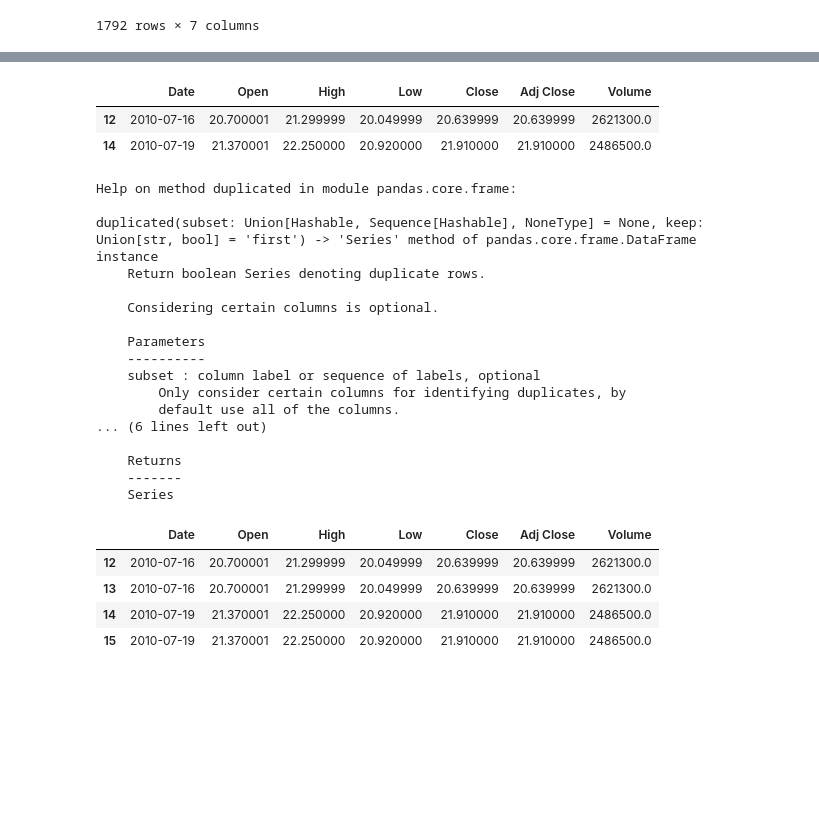
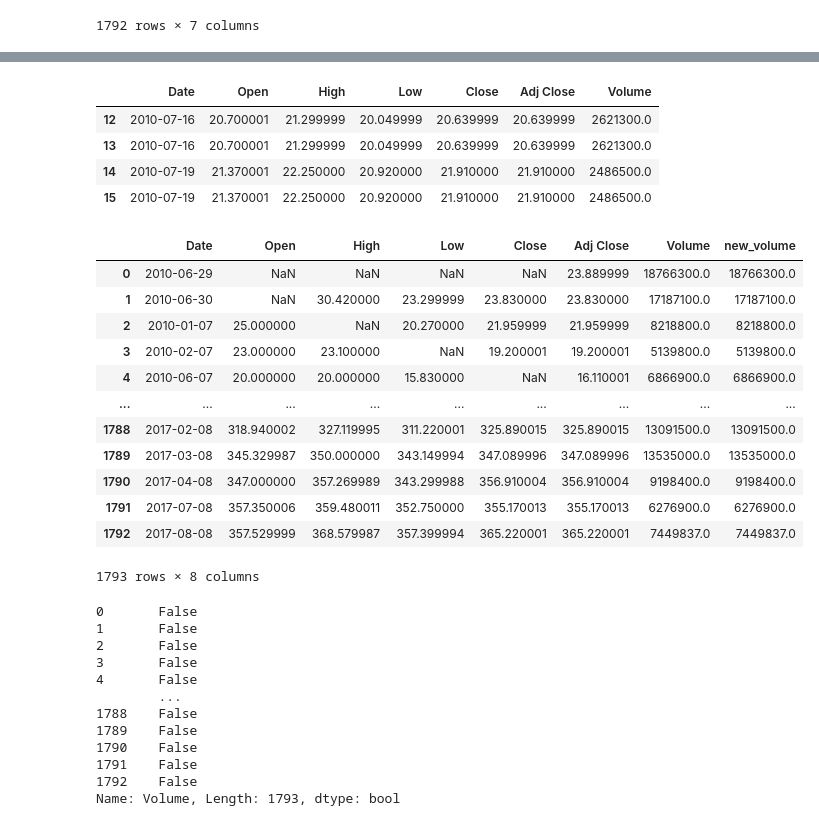
Before and after one commit to harvey-tan91/python_reference_materials, a Jupyter notebook: reference_materials/pandas_reference_basic.ipynb, the cells around one changed output, grey strips where cells are left out. Cells and saved outputs as stored; diff of their text form; code cells hidden in the pictures; blank space fills up the shorter version.

```diff
--- a/reference_materials/pandas_reference_basic.ipynb
+++ b/reference_materials/pandas_reference_basic.ipynb
@@ -219,27 +205 @@ data.drop_duplicates(keep=False, ignore_index=True)[:20]
-# %%
-data[data.duplicated(keep='last')]
-# %% [output]
-|  | Date | Open | High | Low | Close | Adj Close | Volume |
-| 12 | 2010-07-16 | 20.700001 | 21.299999 | 20.049999 | 20.639999 | 20.639999 | 2621300.0 |
-| 14 | 2010-07-19 | 21.370001 | 22.250000 | 20.920000 | 21.910000 | 21.910000 | 2486500.0 |
-# %%
-help(data.duplicated)
-# %% [output]
-Help on method duplicated in module pandas.core.frame:
-
-duplicated(subset: Union[Hashable, Sequence[Hashable], NoneType] = None, keep: Union[str, bool] = 'first') -> 'Series' method of pandas.core.frame.DataFrame instance
-    Return boolean Series denoting duplicate rows.
-
-    Considering certain columns is optional.
-
-    Parameters
-    ----------
-    subset : column label or sequence of labels, optional
-        Only consider certain columns for identifying duplicates, by
-        default use all of the columns.
-... (6 lines left out)
-
-    Returns
-    -------
-    Series
 # %%
@@ -250,3 +210,35 @@ data[data.duplicated(keep=False)]
 | 13 | 2010-07-16 | 20.700001 | 21.299999 | 20.049999 | 20.639999 | 20.639999 | 2621300.0 |
 | 14 | 2010-07-19 | 21.370001 | 22.250000 | 20.920000 | 21.910000 | 21.910000 | 2486500.0 |
 | 15 | 2010-07-19 | 21.370001 | 22.250000 | 20.920000 | 21.910000 | 21.910000 | 2486500.0 |
+# %%
+data['new_volume'] = data['Volume'].where(data['Volume'] < 20000000, 10000000)
+data
+# %% [output]
+|  | Date | Open | High | Low | Close | Adj Close | Volume | new_volume |
+| 0 | 2010-06-29 | NaN | NaN | NaN | NaN | 23.889999 | 18766300.0 | 18766300.0 |
+| 1 | 2010-06-30 | NaN | 30.420000 | 23.299999 | 23.830000 | 23.830000 | 17187100.0 | 17187100.0 |
+| 2 | 2010-01-07 | 25.000000 | NaN | 20.270000 | 21.959999 | 21.959999 | 8218800.0 | 8218800.0 |
+| 3 | 2010-02-07 | 23.000000 | 23.100000 | NaN | 19.200001 | 19.200001 | 5139800.0 | 5139800.0 |
+| 4 | 2010-06-07 | 20.000000 | 20.000000 | 15.830000 | NaN | 16.110001 | 6866900.0 | 6866900.0 |
+| ... | ... | ... | ... | ... | ... | ... | ... | ... |
+| 1788 | 2017-02-08 | 318.940002 | 327.119995 | 311.220001 | 325.890015 | 325.890015 | 13091500.0 | 13091500.0 |
+| 1789 | 2017-03-08 | 345.329987 | 350.000000 | 343.149994 | 347.089996 | 347.089996 | 13535000.0 | 13535000.0 |
+| 1790 | 2017-04-08 | 347.000000 | 357.269989 | 343.299988 | 356.910004 | 356.910004 | 9198400.0 | 9198400.0 |
+| 1791 | 2017-07-08 | 357.350006 | 359.480011 | 352.750000 | 355.170013 | 355.170013 | 6276900.0 | 6276900.0 |
+| 1792 | 2017-08-08 | 357.529999 | 368.579987 | 357.399994 | 365.220001 | 365.220001 | 7449837.0 | 7449837.0 |
+1793 rows × 8 columns
+# %%
+data['Volume'].between(1000000,2000000)
+# %% [output]
+0       False
+1       False
+2       False
+3       False
+4       False
+        ...
+1788    False
+1789    False
+1790    False
+1791    False
+1792    False
+Name: Volume, Length: 1793, dtype: bool
```
Also changed, not shown: parts of 7 cells of this notebook.
